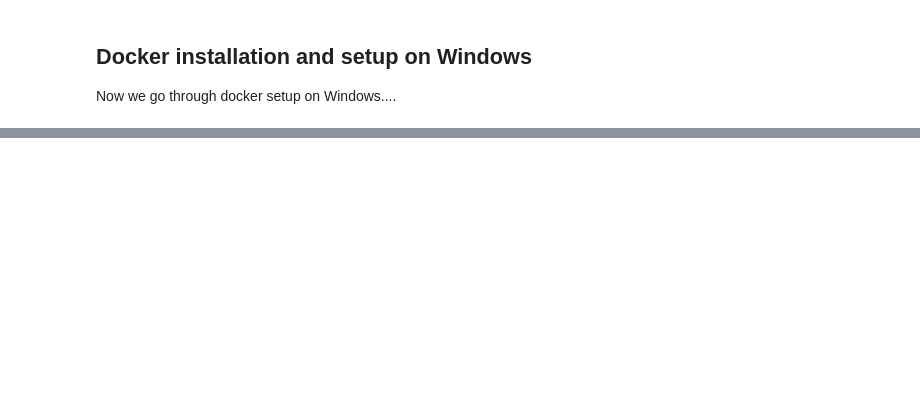
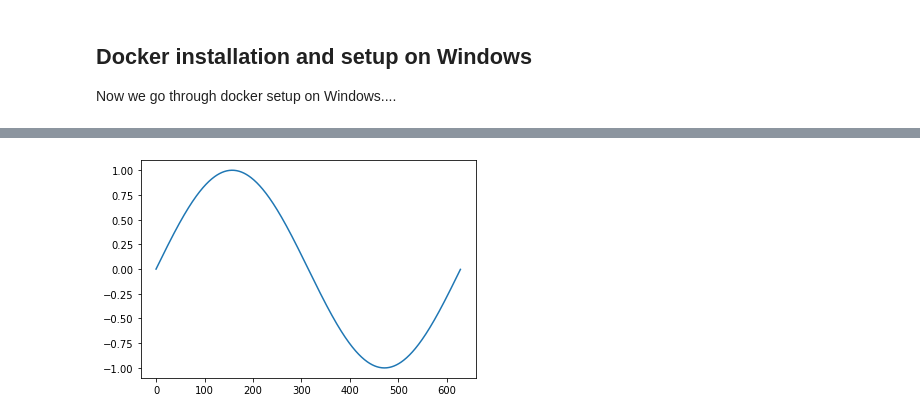
Before and after one commit to barraldiaz/Modern_Particle_Physics_Experiments, a Jupyter notebook: 00_Python_introduction/00_Python_introduction.ipynb, the cells around one changed output, grey strips where cells are left out. Saved outputs shown, nothing was run; the diff lists cells and outputs as text; code cells hidden in the pictures; blank space fills up the shorter version.

```diff
--- a/00_Python_introduction/00_Python_introduction.ipynb
+++ b/00_Python_introduction/00_Python_introduction.ipynb
@@ -35,0 +210,4 @@ Visual studio code has a nuimber of usefull extentions allowing to connect to ru
+# %%
+plt.plot(y1, label="sin(x)");
+# %% [output]
+[figure, added]
```
Also changed, not shown: parts of 17 cells of this notebook, 1 other file.
